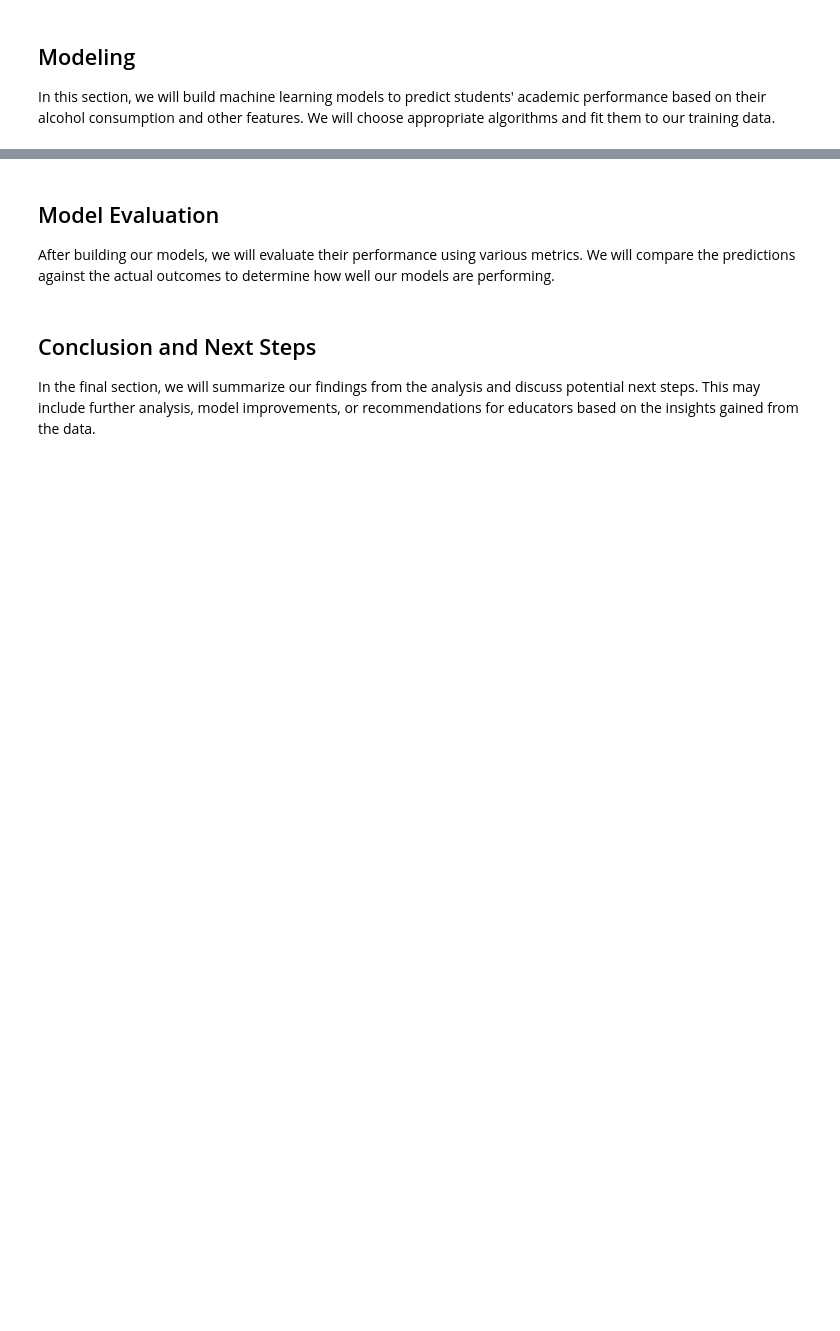
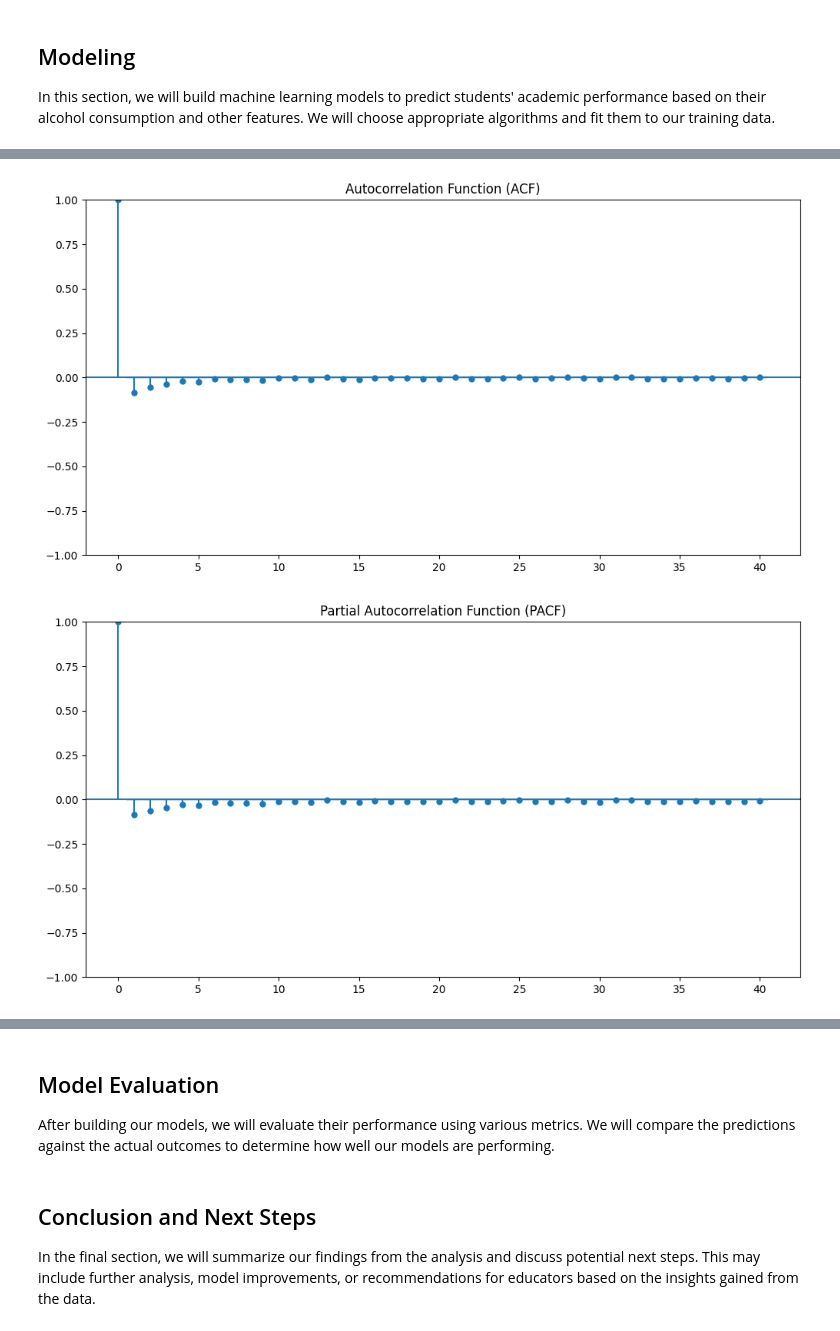
Before and after one commit to richenapedro/Data-Science-Analyst, a Jupyter notebook: Working/Wind Power Forecasting/script/Wind Power Forecasting.ipynb, the cells around one changed output, grey strips where cells are left out. Saved outputs shown, nothing was run; the diff lists cells and outputs as text; code cells hidden in the pictures; blank space fills up the shorter version.

```diff
--- a/Working/Wind Power Forecasting/script/Wind Power Forecasting.ipynb
+++ b/Working/Wind Power Forecasting/script/Wind Power Forecasting.ipynb
@@ -589,0 +654,14 @@ In this section, we will build machine learning models to predict students' acad
+# %%
+#ACF and PACF Plots
+plt.figure(figsize=(12, 6))
+plot_acf(df_cleaned['active_power_diff'].dropna(), lags=40, ax=plt.gca())
+plt.title('Autocorrelation Function (ACF)')
+plt.show()
+
+plt.figure(figsize=(12, 6))
+plot_pacf(df_cleaned['active_power_diff'].dropna(), lags=40, ax=plt.gca())
+plt.title('Partial Autocorrelation Function (PACF)')
+plt.show()
+# %% [output]
+[figure, added]
+[figure, added]
```
Also changed, not shown: parts of 6 cells of this notebook.
